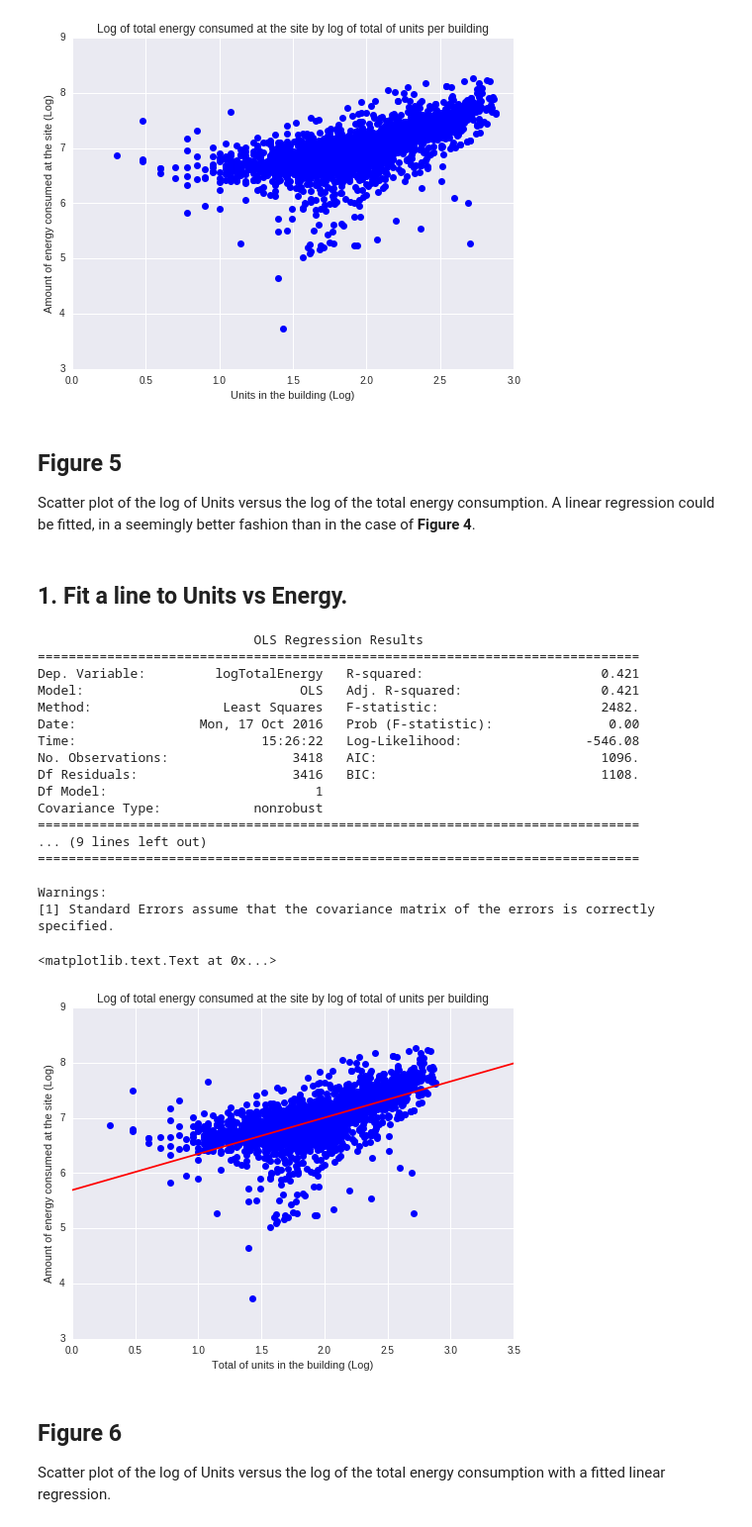
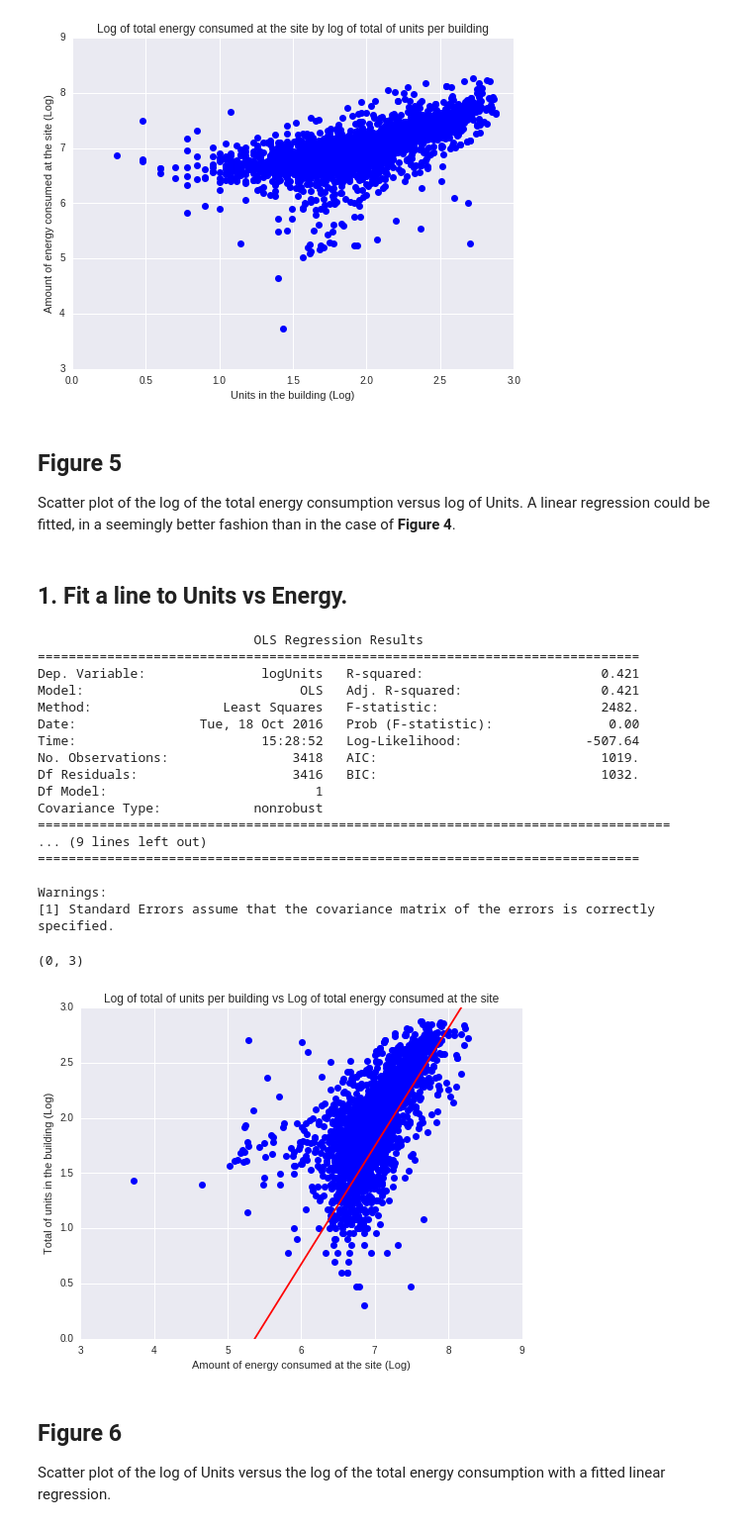
Before and after one commit to alephcero/PUI2016_fdg224, a Jupyter notebook: HW6_fdg224/HW6_1_fdg224.ipynb, the cells around one changed output. Shown at 99% size. Drawn from its saved outputs; the diff is of its cells as text; code cells hidden in the pictures.

Commit message:
change in names energy vs units and viceversa. Close #5

```diff
--- a/HW6_fdg224/HW6_1_fdg224.ipynb
+++ b/HW6_fdg224/HW6_1_fdg224.ipynb
@@ -311,44 +309,46 @@ ax.set_ylabel('Amount of energy consumed at the site (Log)')
 [figure]
 # %% [markdown]
 ## Figure 5
-Scatter plot of the log of Units versus the log of the total energy consumption. A linear regression could be fitted, in a seemingly better fashion than in the case of **Figure 4**.
+Scatter plot of the log of the total energy consumption versus log of Units. A linear regression could be fitted, in a seemingly better fashion than in the case of **Figure 4**.
 # %% [markdown]
 ## 1. Fit a line to Units vs Energy.
 # %%
 #test for units as independent
-x = sm.add_constant(bblnrgdata.logUnits)
-y = bblnrgdata.logTotalEnergy
+x = sm.add_constant(bblnrgdata.logTotalEnergy)
+y = bblnrgdata.logUnits
 lmUvE = sm.OLS(y,x,missing='drop').fit()
 print lmUvE.summary()
 # %% [output]
                             OLS Regression Results
 ==============================================================================
-Dep. Variable:         logTotalEnergy   R-squared:                       0.421
+Dep. Variable:               logUnits   R-squared:                       0.421
 Model:                            OLS   Adj. R-squared:                  0.421
 Method:                 Least Squares   F-statistic:                     2482.
-Date:                Mon, 17 Oct 2016   Prob (F-statistic):               0.00
-Time:                        15:26:22   Log-Likelihood:                -546.08
-No. Observations:                3418   AIC:                             1096.
-Df Residuals:                    3416   BIC:                             1108.
+Date:                Tue, 18 Oct 2016   Prob (F-statistic):               0.00
+Time:                        15:28:52   Log-Likelihood:                -507.64
+No. Observations:                3418   AIC:                             1019.
+Df Residuals:                    3416   BIC:                             1032.
 Df Model:                           1
 Covariance Type:            nonrobust
-==============================================================================
+==================================================================================
 ... (9 lines left out)
 ==============================================================================
 
 Warnings:
 [1] Standard Errors assume that the covariance matrix of the errors is correctly specified.
 # %%
+#Units vs Energy plot
 fig = plt.figure(figsize=(8,6))
 ax = fig.add_subplot(1,1,1)
-ax.plot(bblnrgdata.logUnits,bblnrgdata.logTotalEnergy,'bo')
-ax.plot([0,3.5],[lmUvE.params[0],lmUvE.params[0] + 3.5 * lmUvE.params[1]],'r')
-ax.set_title('Log of total energy consumed at the site by log of total of units per building')
-ax.set_xlabel('Total of units in the building (Log)')
-ax.set_ylabel('Amount of energy consumed at the site (Log)')
+ax.plot(bblnrgdata.logTotalEnergy,bblnrgdata.logUnits,'bo')
+ax.plot([3,9],[lmUvE.params[0],lmUvE.params[0] + 10 * lmUvE.params[1]],'r')
+ax.set_title('Log of total of units per building vs Log of total energy consumed at the site')
+ax.set_xlabel('Amount of energy consumed at the site (Log)')
+ax.set_ylabel('Total of units in the building (Log)')
+ax.set_ylim(0,3)
 # %% [output]
-<matplotlib.text.Text at 0x...>
+(0, 3)
-[figure, old version]
+[figure, new version]
 # %% [markdown]
 ## Figure 6
 Scatter plot of the log of Units versus the log of the total energy consumption with a fitted linear regression.
```
Also changed, not shown: parts of 17 cells of this notebook.
